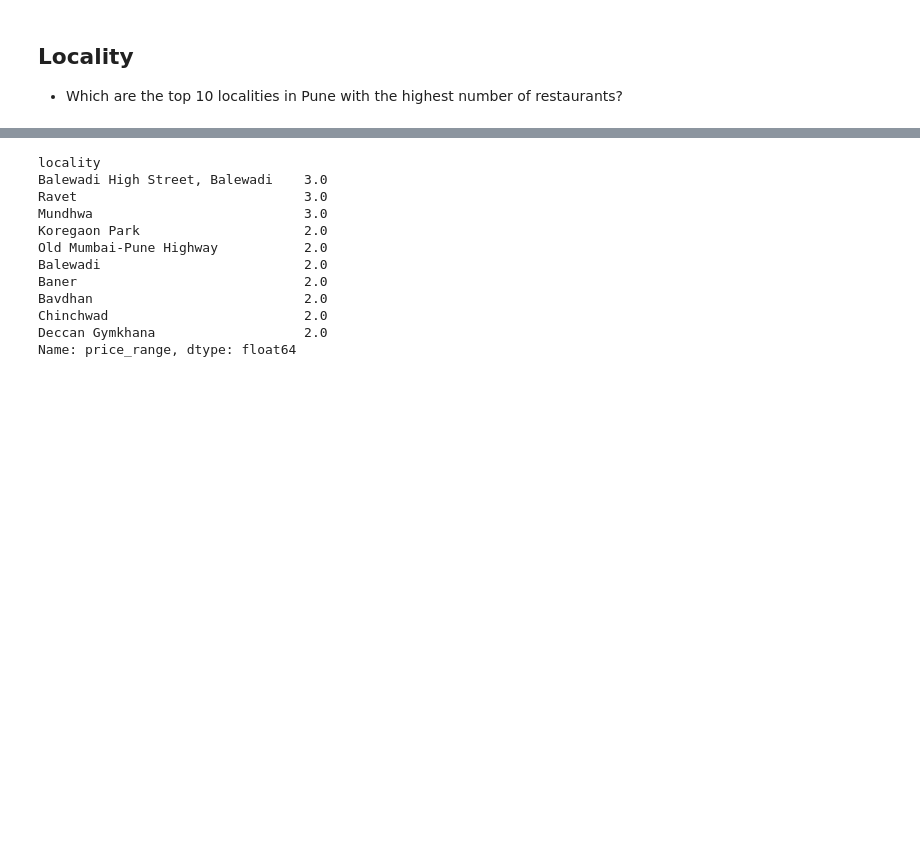
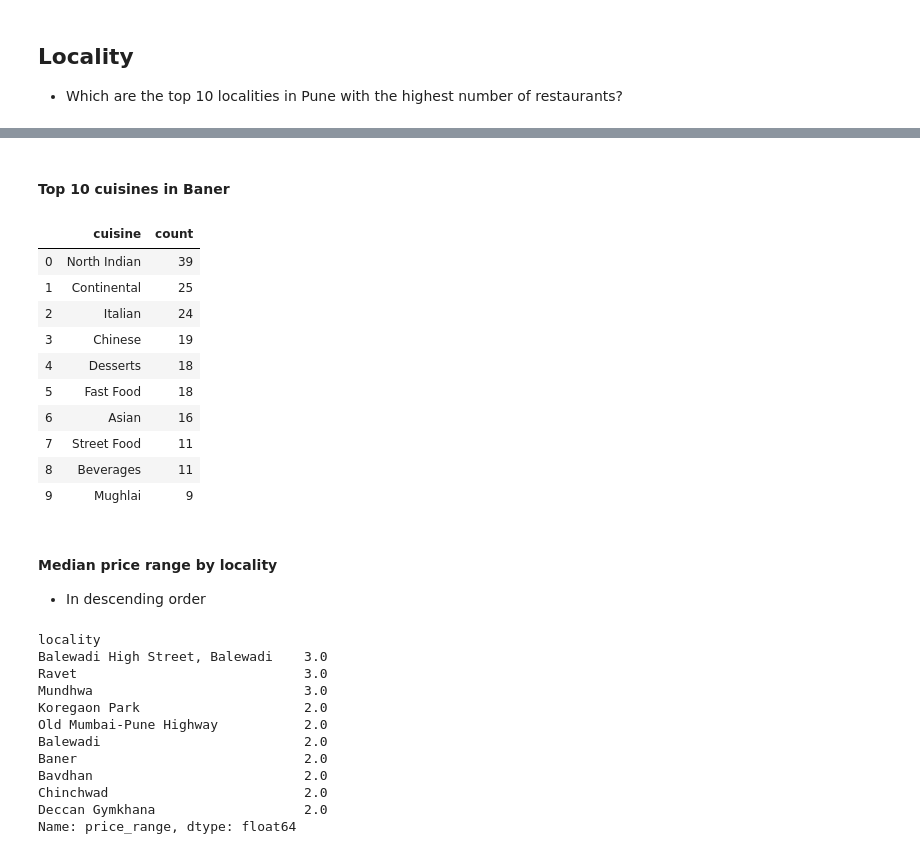
Before and after one commit to dsanyal/Zomato_dataset_EDA, a Jupyter notebook: zomato_EDA.ipynb, the cells around one changed output, grey strips where cells are left out. Cells and saved outputs as stored; diff of their text form; code cells hidden in the pictures; blank space fills up the shorter version.

```diff
--- a/zomato_EDA.ipynb
+++ b/zomato_EDA.ipynb
@@ -320,4 +314,0 @@ Name: cuisines, Length: 1843, dtype: object
-# %%
-cuisines_list = []
-for cuisine in cuisines_ser:
-    cuisines_list = cuisines_list + cuisine
@@ -338,0 +315,9 @@ top_10_cuisines_df
+# %%
+def cuisine_count(df, top_n = 10):
+    cuisines_series = df.apply(lambda cs: [c.strip() for c in cs.split(',')])
+    cuisines_list = []
+    for cuisine in cuisines_series:
+        cuisines_list = cuisines_list + cuisine
+
+    top_n_cuisines_df = pd.DataFrame(Counter(cuisines_list).most_common(top_n), columns= ['cuisine', 'count'])
+    return top_n_cuisines_df
@@ -383,6 +391,26 @@ px.bar(top_10_localities.reset_index(name='count'), x='locality', y='count', wid
        title = 'Number of restaurants by locality', text='count')
 # %% [output]
 [interactive output not drawn]
+# %% [markdown]
+#### Top 10 cuisines in Baner
+# %%
+cuisines_baner = pune_data.loc[pune_data.locality == 'Baner', 'cuisines']
+cuisine_count(cuisines_baner)
+# %% [output]
+|  | cuisine | count |
+| 0 | North Indian | 39 |
+| 1 | Continental | 25 |
+| 2 | Italian | 24 |
+| 3 | Chinese | 19 |
+| 4 | Desserts | 18 |
+| 5 | Fast Food | 18 |
+| 6 | Asian | 16 |
+| 7 | Street Food | 11 |
+| 8 | Beverages | 11 |
+| 9 | Mughlai | 9 |
+# %% [markdown]
+#### Median price range by locality
+- In descending order
 # %%
 pune_data.groupby('locality')['price_range'].apply(lambda ser: np.median(ser) if len(ser)>10 else np.nan).sort_values(ascending = False)[:10]
 # %% [output]
```
Also changed, not shown: parts of 41 cells of this notebook.
